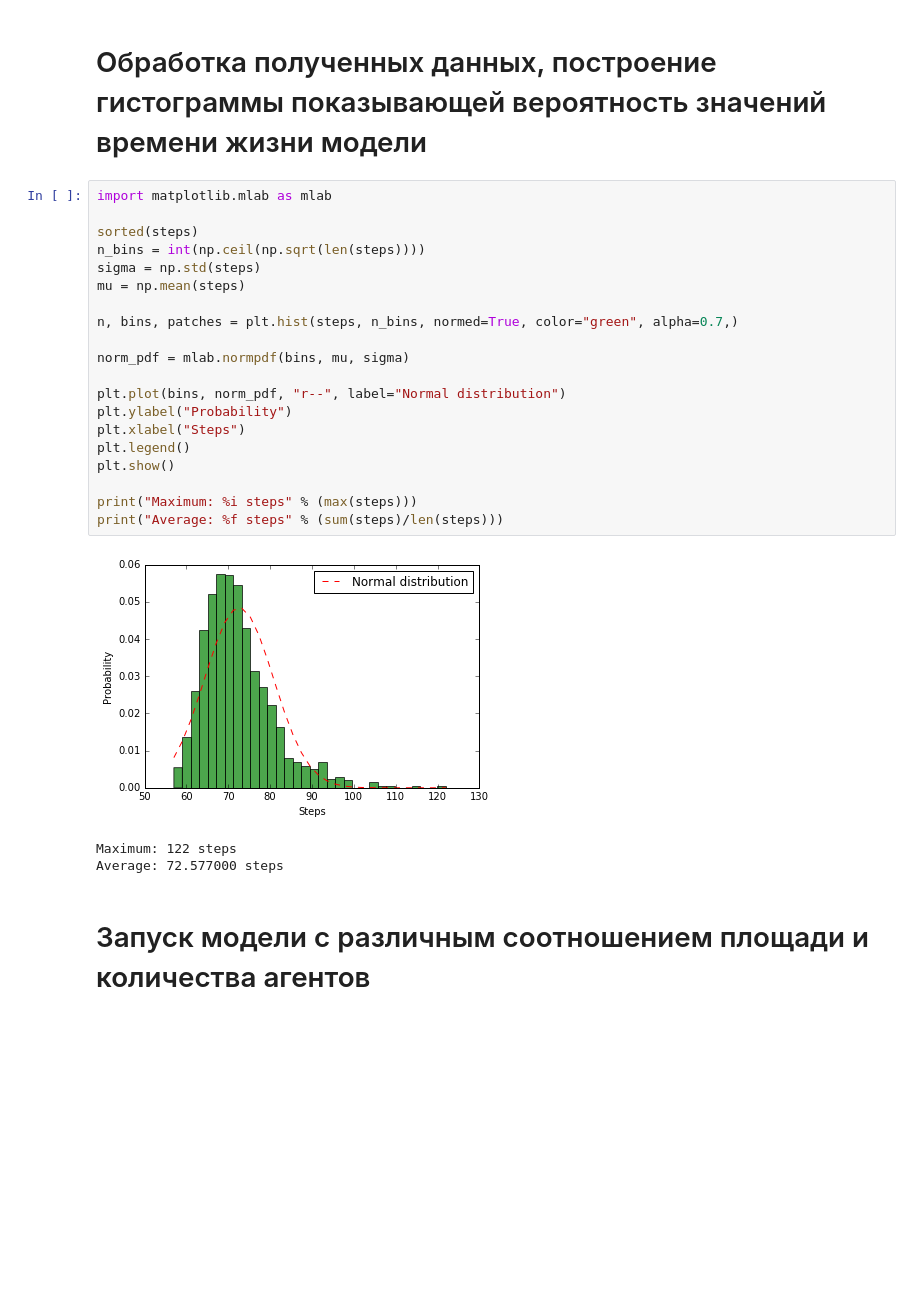
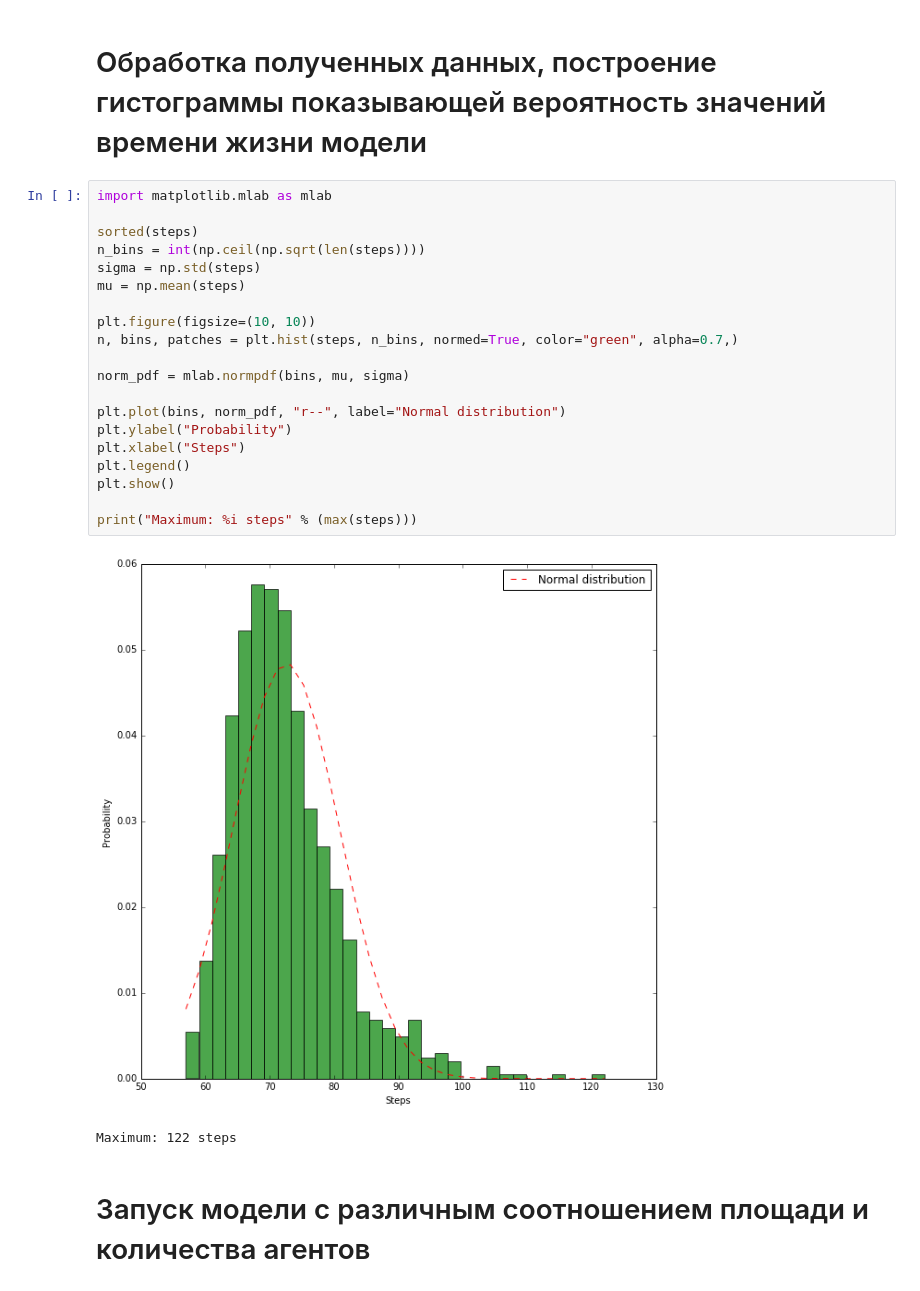
Before and after one commit to Zhuikov/predator-prey, a Jupyter notebook: notebooks/ModelLaunchExample.ipynb, the cells around one changed output. Drawn from its saved outputs; the diff is of its cells as text; blank space fills up the shorter version.

```diff
--- a/notebooks/ModelLaunchExample.ipynb
+++ b/notebooks/ModelLaunchExample.ipynb
@@ -61,27 +62,26 @@ for seed in range(0, 1000):
 # %%
 import matplotlib.mlab as mlab
 
 sorted(steps)
 n_bins = int(np.ceil(np.sqrt(len(steps))))
 sigma = np.std(steps)
 mu = np.mean(steps)
 
+plt.figure(figsize=(10, 10))
 n, bins, patches = plt.hist(steps, n_bins, normed=True, color="green", alpha=0.7,)
 
 norm_pdf = mlab.normpdf(bins, mu, sigma)
 
 plt.plot(bins, norm_pdf, "r--", label="Normal distribution")
 plt.ylabel("Probability")
 plt.xlabel("Steps")
 plt.legend()
 plt.show()
 
 print("Maximum: %i steps" % (max(steps)))
-print("Average: %f steps" % (sum(steps)/len(steps)))
 # %% [output]
-[figure, old version]
+[figure, new version]
 Maximum: 122 steps
-Average: 72.577000 steps
 # %% [markdown]
 # Запуск модели с различным соотношением площади и количества агентов
 # %%
```
Also changed, not shown: parts of 10 cells of this notebook.
